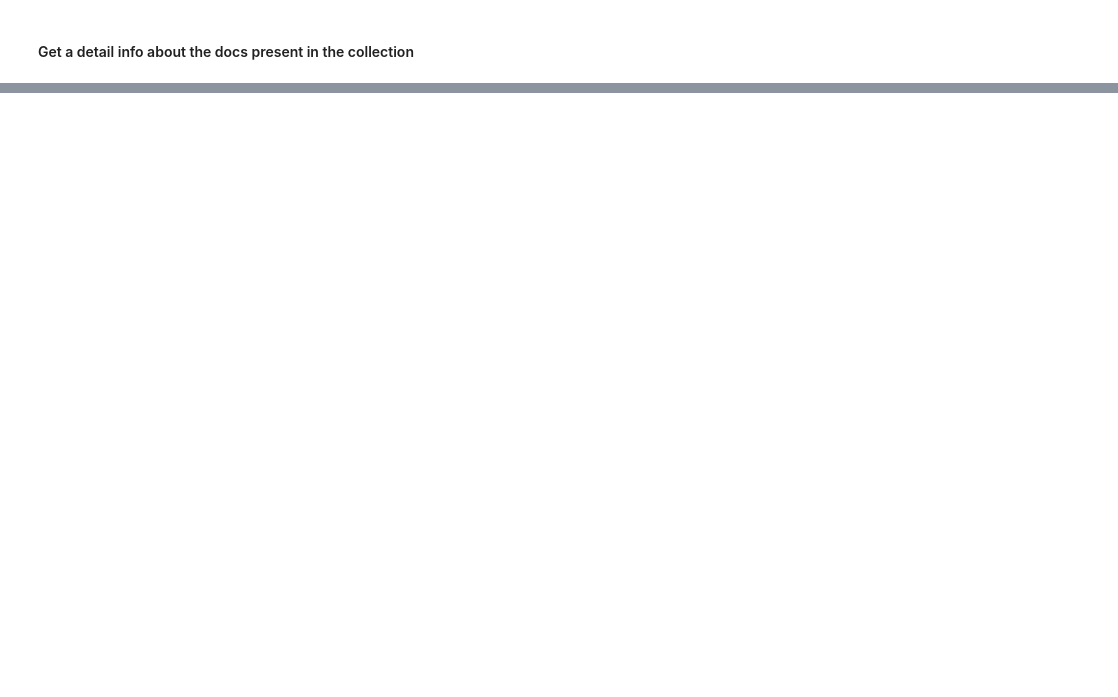
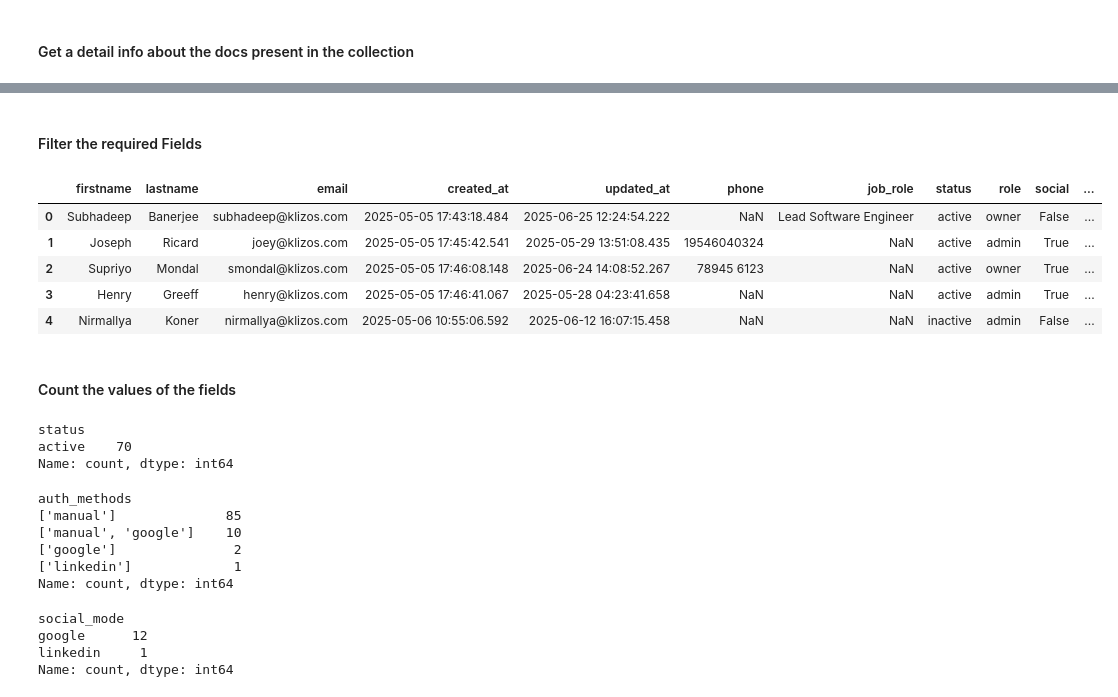
Before and after one commit to PadmaDey/talentsync, a Jupyter notebook: app/eda/df_query/users.ipynb, the cells around one changed output, grey strips where cells are left out. Drawn from its saved outputs; the diff is of its cells as text; code cells hidden in the pictures; blank space fills up the shorter version.

```diff
--- a/app/eda/df_query/users.ipynb
+++ b/app/eda/df_query/users.ipynb
@@ -50,0 +52,36 @@ memory usage: 32.1+ KB
+# %% [markdown]
+#### Filter the required Fields
+# %%
+df_extracted = df[['firstname', 'lastname', 'email', 'created_at', 'updated_at', 'phone', 'job_role', 'status', 'role', 'social', 'account_state', 'auth_methods', 'social_mode']]
+df_extracted.head()
+# %% [output]
+|  | firstname | lastname | email | created_at | updated_at | phone | job_role | status | role | social | ... |
+| 0 | Subhadeep | Banerjee | subhadeep@klizos.com | 2025-05-05 17:43:18.484 | 2025-06-25 12:24:54.222 | NaN | Lead Software Engineer | active | owner | False | ... |
+| 1 | Joseph | Ricard | joey@klizos.com | 2025-05-05 17:45:42.541 | 2025-05-29 13:51:08.435 | 19546040324 | NaN | active | admin | True | ... |
+| 2 | Supriyo | Mondal | smondal@klizos.com | 2025-05-05 17:46:08.148 | 2025-06-24 14:08:52.267 | 78945 6123 | NaN | active | owner | True | ... |
+| 3 | Henry | Greeff | henry@klizos.com | 2025-05-05 17:46:41.067 | 2025-05-28 04:23:41.658 | NaN | NaN | active | admin | True | ... |
+| 4 | Nirmallya | Koner | nirmallya@klizos.com | 2025-05-06 10:55:06.592 | 2025-06-12 16:07:15.458 | NaN | NaN | inactive | admin | False | ... |
+# %% [markdown]
+#### Count the values of the fields
+# %%
+df_extracted['status'].value_counts()
+# %% [output]
+status
+active    70
+Name: count, dtype: int64
+# %%
+df_extracted['auth_methods'].value_counts()
+# %% [output]
+auth_methods
+['manual']              85
+['manual', 'google']    10
+['google']               2
+['linkedin']             1
+Name: count, dtype: int64
+# %%
+df_extracted['social_mode'].value_counts()
+# %% [output]
+social_mode
+google      12
+linkedin     1
+Name: count, dtype: int64
```
Also changed, not shown: parts of 26 cells of this notebook, 1 other file.
